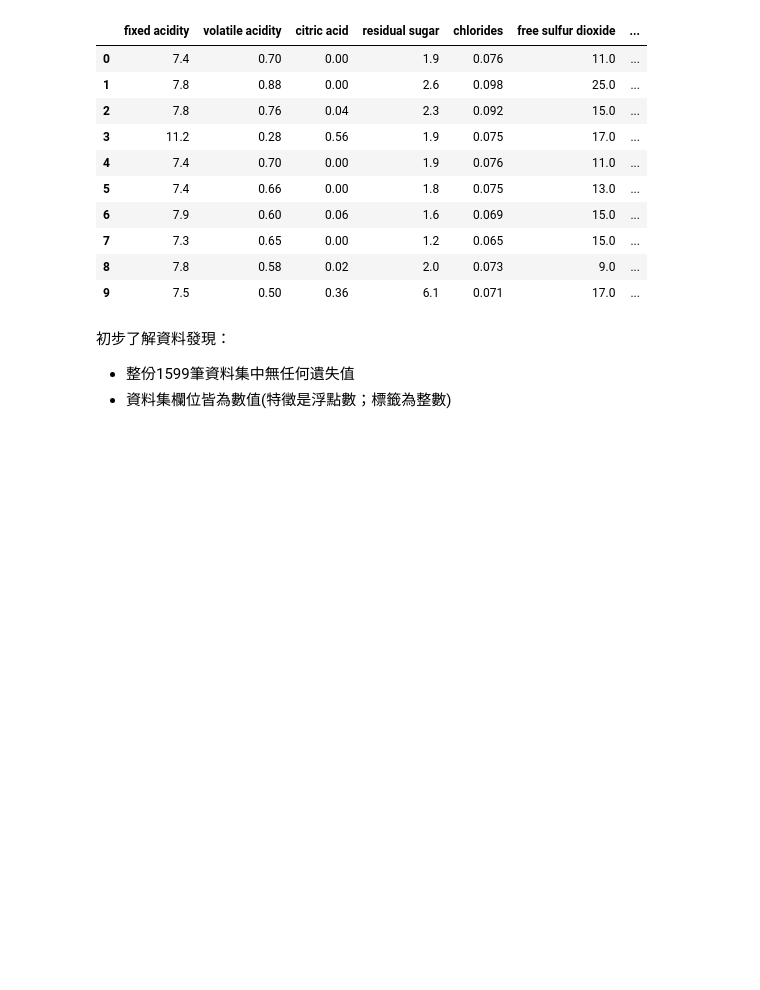
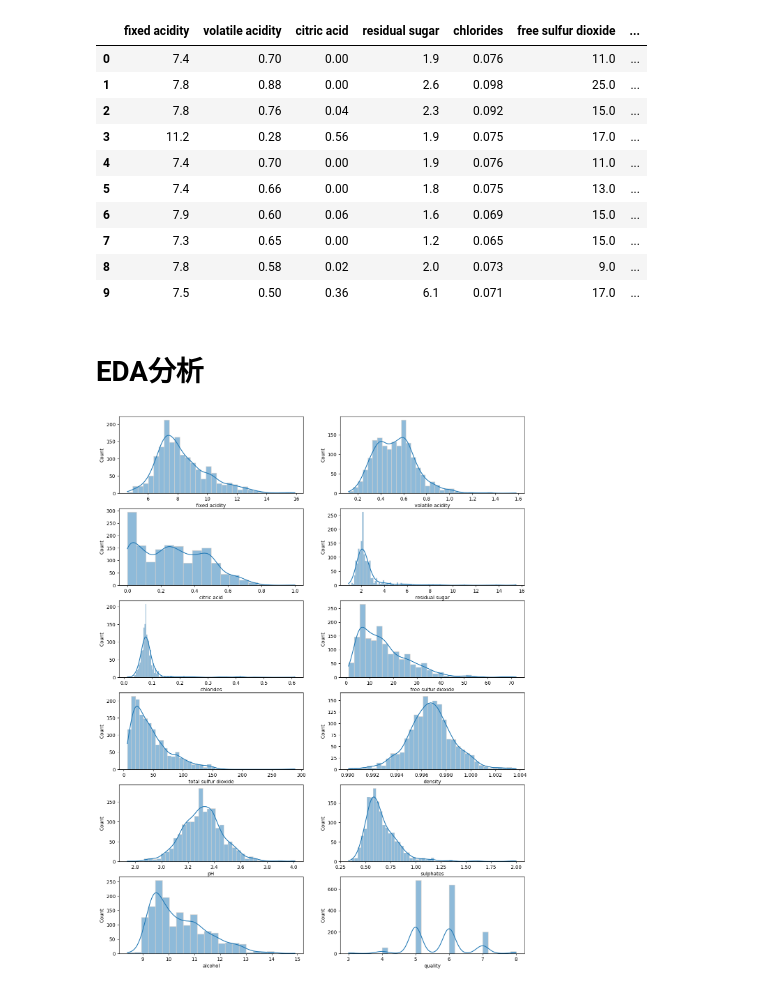
Before and after one commit to x94173000/Prediction-of-quality-of-Wine, a Jupyter notebook: 紅酒品質分類預測(1)：認識資料.ipynb, the cells around one changed output. Cells and saved outputs as stored; diff of their text form; code cells hidden in the pictures; blank space fills up the shorter version.

```diff
--- a/紅酒品質分類預測(1)：認識資料.ipynb
+++ b/紅酒品質分類預測(1)：認識資料.ipynb
@@ -92,7 +94,15 @@ df.head(10)
 | 7 | 7.3 | 0.65 | 0.00 | 1.2 | 0.065 | 15.0 | ... |
 | 8 | 7.8 | 0.58 | 0.02 | 2.0 | 0.073 | 9.0 | ... |
 | 9 | 7.5 | 0.50 | 0.36 | 6.1 | 0.071 | 17.0 | ... |
-# %% [markdown]
-初步了解資料發現：
-*   整份1599筆資料集中無任何遺失值
-*   資料集欄位皆為數值(特徵是浮點數；標籤為整數)
+# %% [markdown]
+# **EDA分析**
+# %%
+#將所有變數繪製成次數分配表
+i = 1
+plt.figure(figsize=(15,20))
+for col in df.columns:
+  plt.subplot(6,2,i)
+  sns.histplot(df[col], kde=True, edgecolor='lightgrey')
+  i+=1
+# %% [output]
+[figure, added]
```
Also changed, not shown: parts of 10 cells of this notebook.
